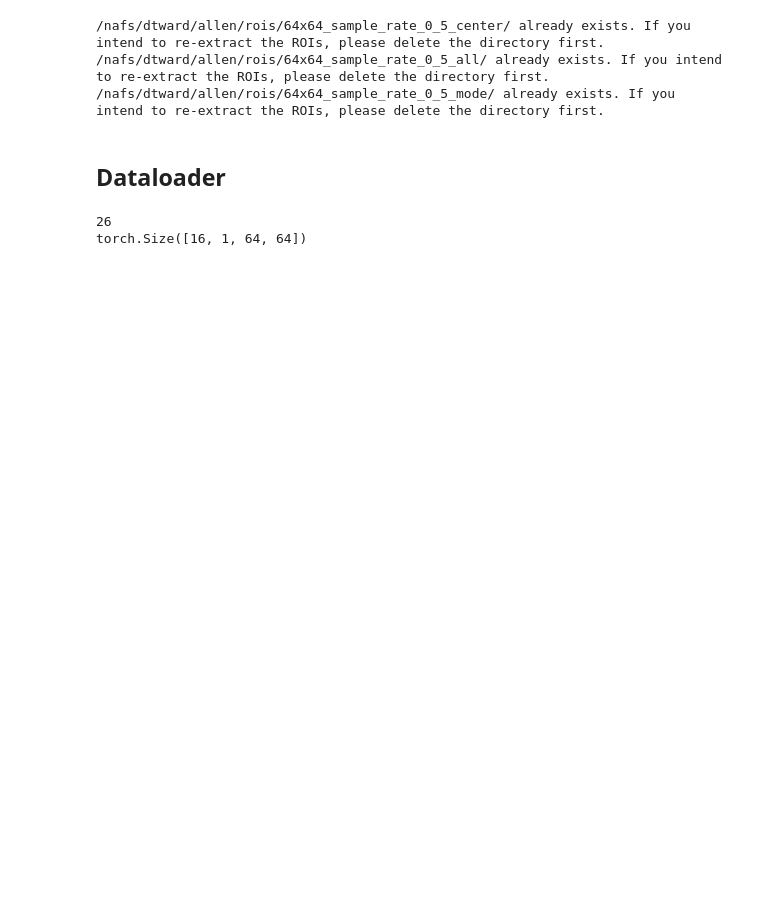
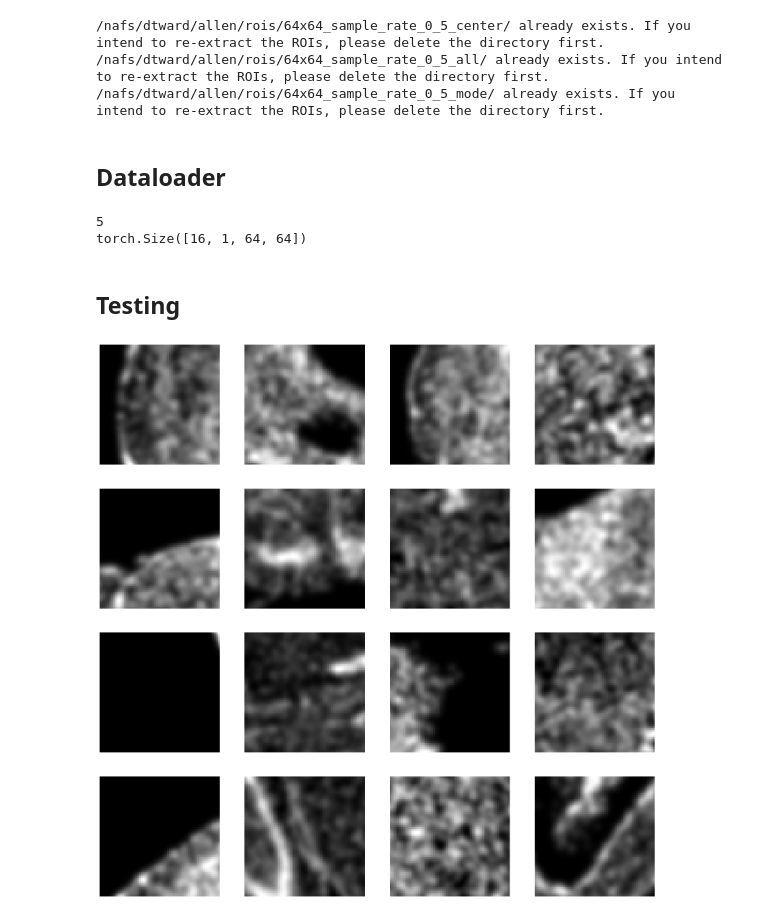
Before and after one commit to twardlab/rotnet, a Jupyter notebook: data_generator.ipynb, the cells around one changed output. Saved outputs shown, nothing was run; the diff lists cells and outputs as text; code cells hidden in the pictures; blank space fills up the shorter version.

```diff
--- a/data_generator.ipynb
+++ b/data_generator.ipynb
@@ -84,9 +93,12 @@ else:
 # %% [markdown]
 ## **Dataloader**
 # %%
-train_dir = '/nafs/dtward/allen/rois/64x64_sample_rate_0_5_all/train/'
-test_dir = '/nafs/dtward/allen/rois/64x64_sample_rate_0_5_all/test/'
-label_map_file = '/nafs/dtward/allen/rois/divisions.csv' # divisions.csv, organs.csv, structures.csv, substructures.csv, categories.csv
+# To acutally load the ROIs, you will first need to run the above cell and paste in the corresponding outputted directory for train and test
+train_dir = '/nafs/dtward/allen/rois/64x64_sample_rate_0_8_all/train/'
+test_dir = '/nafs/dtward/allen/rois/64x64_sample_rate_0_8_all/test/'
+
+# label_map_file specifies how to translate the parcellation index to a label. Can use different levels of granularity: divisions.csv, organs.csv, structures.csv, substructures.csv, categories.csv
+label_map_file = '/nafs/dtward/allen/rois/categories.csv'
 
 train_dataset = AtlasDataset(data_dir=train_dir, label_map_file=label_map_file)
 test_dataset = AtlasDataset(data_dir=test_dir, label_map_file=label_map_file)
@@ -99,5 +111,18 @@ print(train_dataset.num_classes)
 label_sample = next(iter(train_loader))[1]
 print(label_sample.shape)
 # %% [output]
-26
+5
 torch.Size([16, 1, 64, 64])
+# %% [markdown]
+## **Testing**
+# %%
+sample_imgs, sample_labels = next(iter(train_loader))
+# %%
+# Display the first 16 images and their labels
+plt.figure(figsize=(20, 20))
+for i in range(16):
+    plt.subplot(4, 4, i + 1)
+    plt.imshow(sample_imgs[i, 0, :, :], cmap='gray')
+    plt.axis('off')
+# %% [output]
+[figure, added]
```
Also changed, not shown: parts of 5 cells of this notebook, 9 other files.
